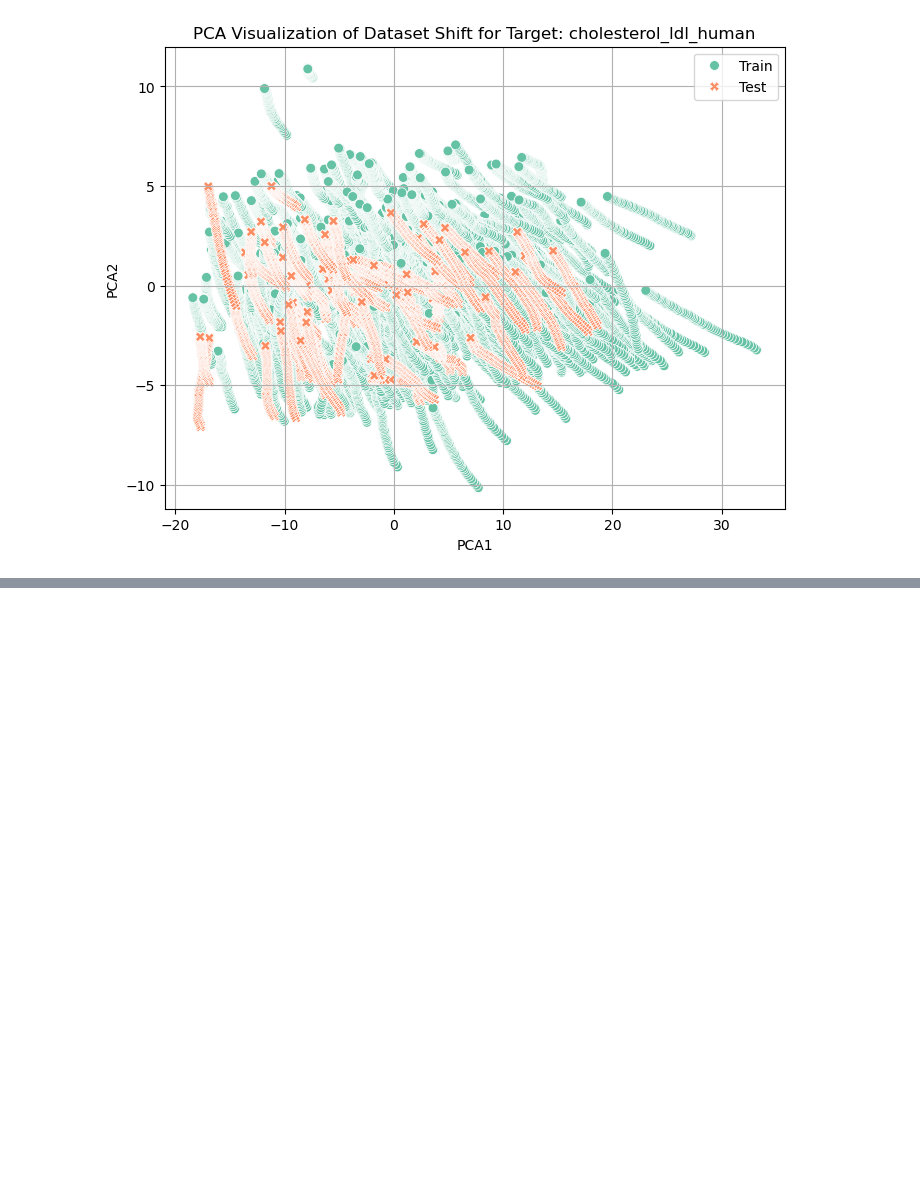
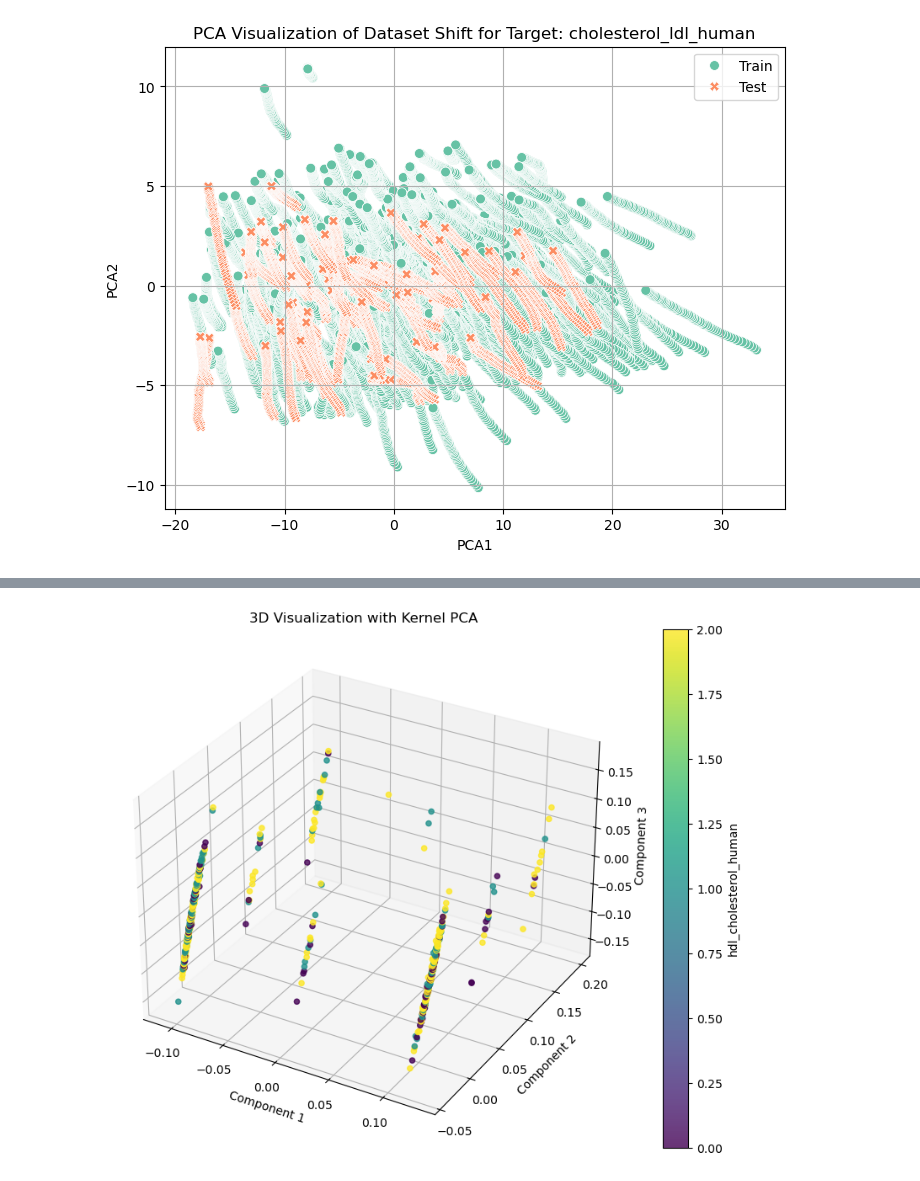
Before and after one commit to temgrom/DS-project, a Jupyter notebook: notebooks/Baseline.ipynb, the cells around one changed output, grey strips where cells are left out. Drawn from its saved outputs; the diff is of its cells as text; code cells hidden in the pictures; blank space fills up the shorter version.

Commit message:
Add grouping by donation_id and visualization of groupings

```diff
--- a/notebooks/Baseline.ipynb
+++ b/notebooks/Baseline.ipynb
@@ -426,0 +461,47 @@ Visualizing dataset shift for target: cholesterol_ldl_human
+# %%
+from sklearn.decomposition import KernelPCA
+from mpl_toolkits.mplot3d import Axes3D
+
+def visualize_3d_nonlinear(data, target_column, n_components=3, kernel='rbf'):
+    """
+    Perform non-linear dimensionality reduction using Kernel PCA and visualize data in 3D.
+
+    Parameters:
+    - data: DataFrame containing the donor-level data (features and target).
+    - target_column: Column name of the target variable for color coding.
+    - n_components: Number of components for dimensionality reduction (default 3).
+    - kernel: Kernel type for Kernel PCA (default 'rbf').
+
+    Returns:
+    - None (displays a 3D scatter plot).
+    """
+
+    features = data.drop(columns=[target_column]).values
+    target = data[target_column].values
+
+    # Apply Kernel PCA
+    kpca = KernelPCA(n_components=n_components, kernel=kernel, random_state=42)
+    transformed_features = kpca.fit_transform(features)
+
+    fig = plt.figure(figsize=(12, 8))
+    ax = fig.add_subplot(111, projection='3d')
+
+    scatter = ax.scatter(
+        transformed_features[:, 0],
+        transformed_features[:, 1],
+        transformed_features[:, 2],
+        c=target,
+        cmap='viridis',
+        alpha=0.8
+    )
+
+    plt.colorbar(scatter, label=target_column)
+    ax.set_xlabel("Component 1")
+    ax.set_ylabel("Component 2")
+    ax.set_zlabel("Component 3")
+    ax.set_title("3D Visualization with Kernel PCA")
+    plt.show()
+
+visualize_3d_nonlinear(grouped_train_data, target_column='hdl_cholesterol_human')
+# %% [output]
+[figure, added]
```
Also changed, not shown: parts of 2 cells of this notebook.
